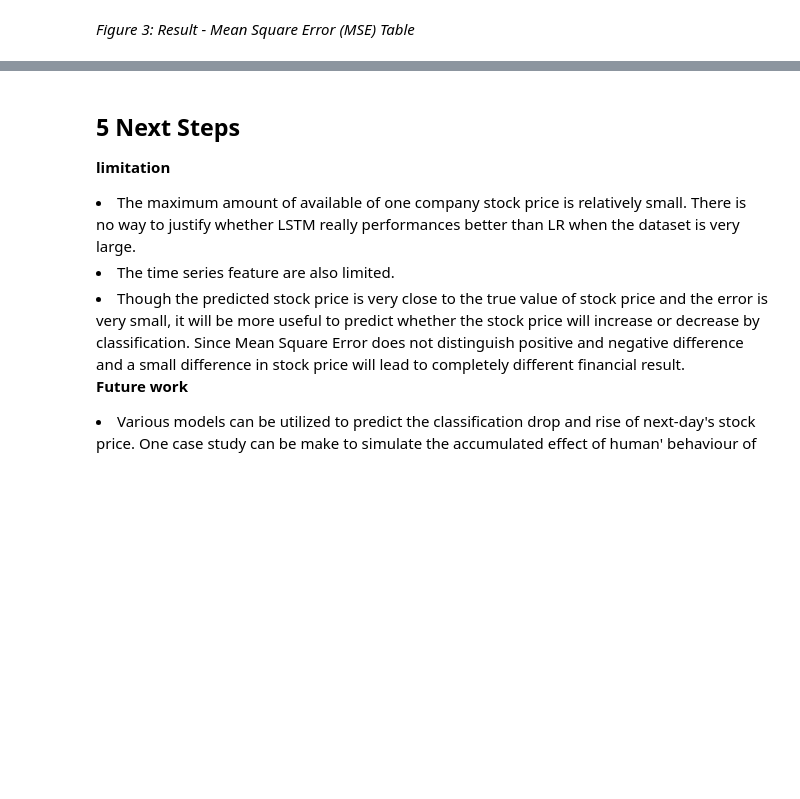
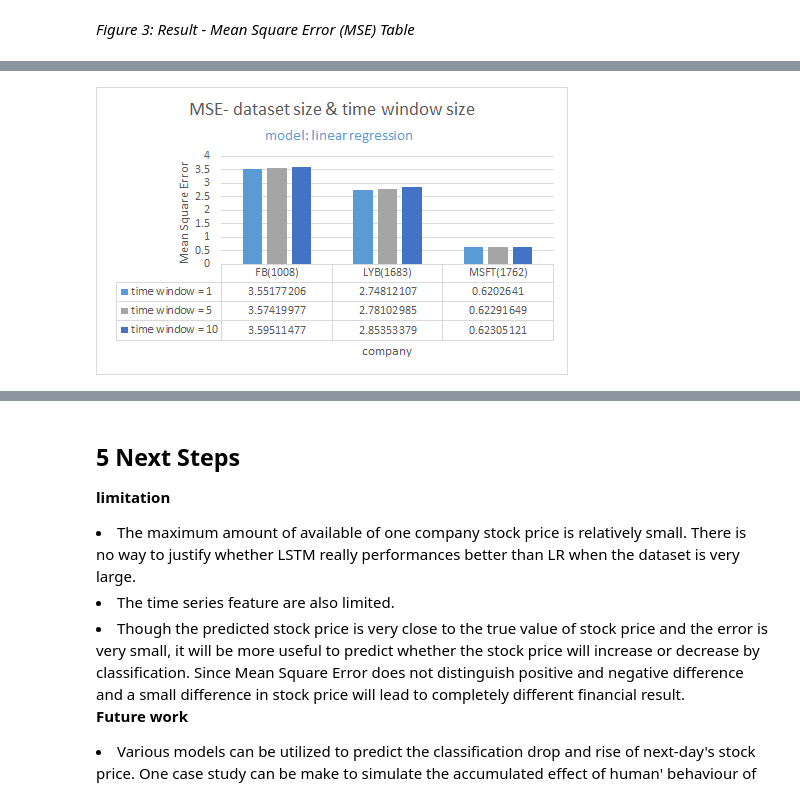
Before and after one commit to Monfffy/StcokPrice, a Jupyter notebook: Project2-StcokPricePrediction.ipynb, the cells around one changed output, grey strips where cells are left out. Cells and saved outputs as stored; diff of their text form; code cells hidden in the pictures; blank space fills up the shorter version.

```diff
--- a/Project2-StcokPricePrediction.ipynb
+++ b/Project2-StcokPricePrediction.ipynb
@@ -473,0 +474,4 @@ Image(filename='MSE_diagram.png')
+# %%
+Image(filename='MSE_diagram_timewindow.png')
+# %% [output]
+[figure, added]
```
Also changed, not shown: parts of 13 cells of this notebook.
